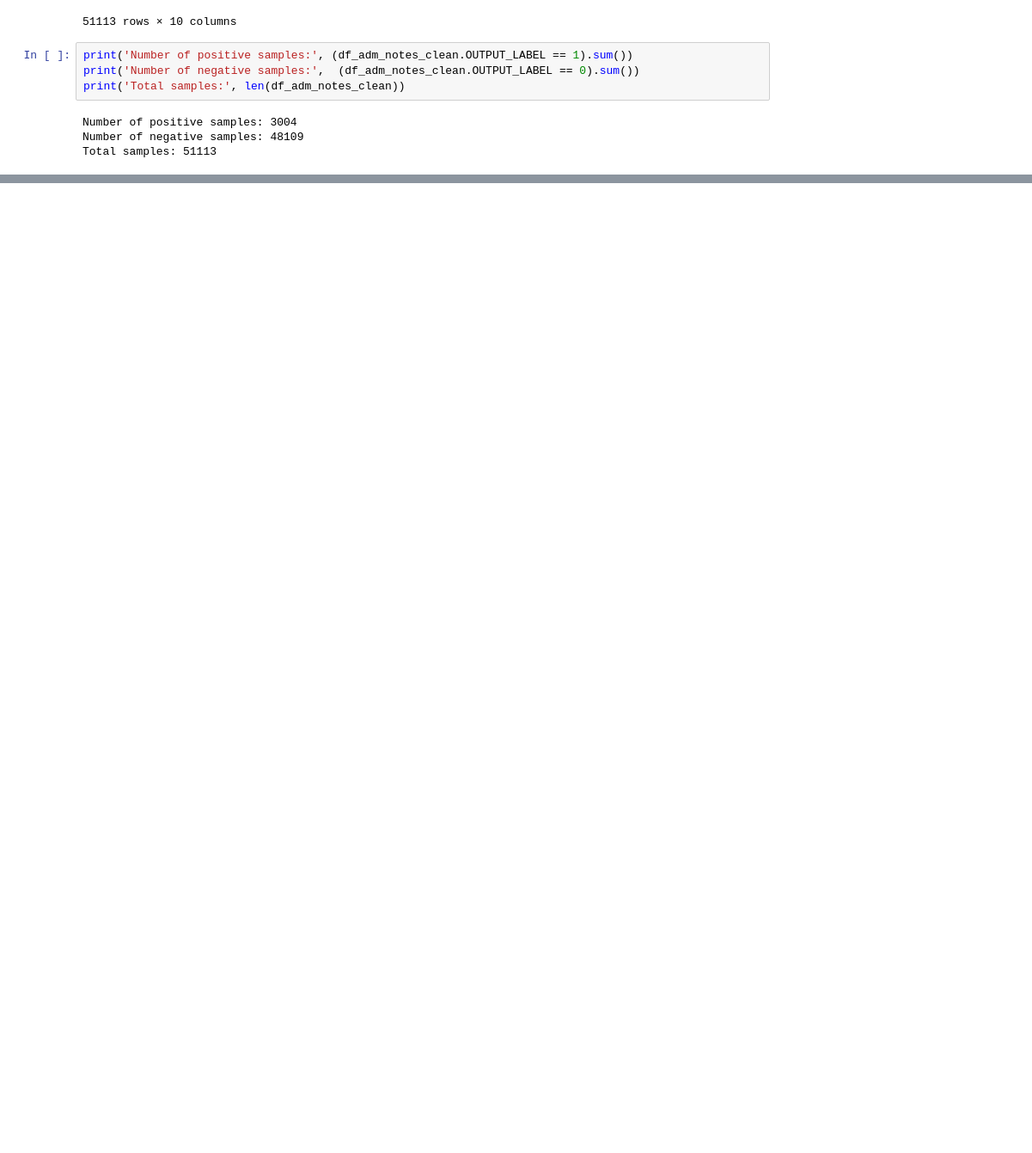
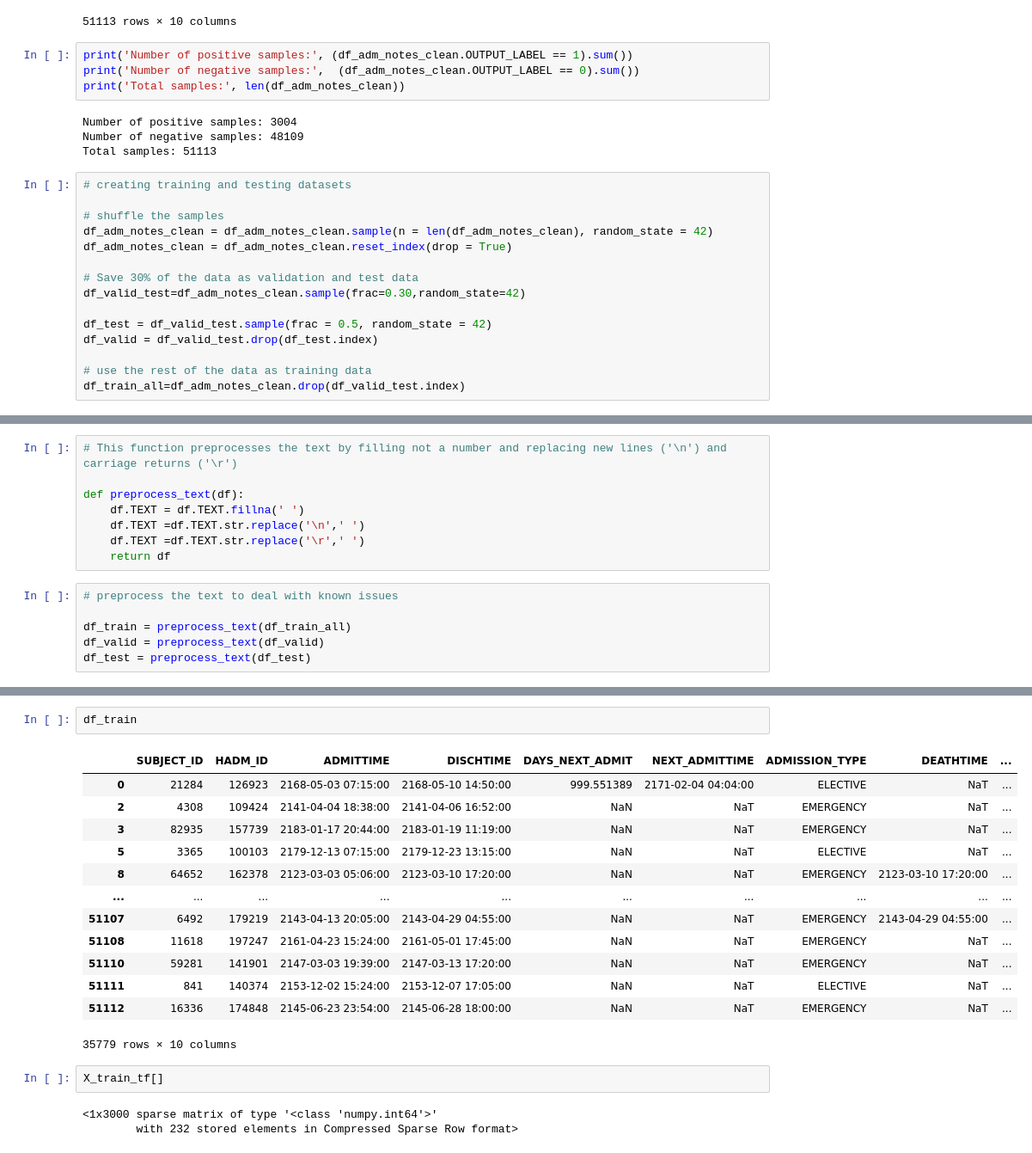
Before and after one commit to Suhetu/DATA_606, a Jupyter notebook: Capstone_Modelling.ipynb, the cells around one changed output, grey strips where cells are left out. Shown: that part at 86% size. Saved outputs shown, nothing was run; the diff lists cells and outputs as text; blank space fills up the shorter version.

```diff
--- a/Capstone_Modelling.ipynb
+++ b/Capstone_Modelling.ipynb
@@ -365,3 +365,18 @@ print('Total samples:', len(df_adm_notes_clean))
 Number of positive samples: 3004
 Number of negative samples: 48109
 Total samples: 51113
+# %%
+# creating training and testing datasets
+
+# shuffle the samples
+df_adm_notes_clean = df_adm_notes_clean.sample(n = len(df_adm_notes_clean), random_state = 42)
+df_adm_notes_clean = df_adm_notes_clean.reset_index(drop = True)
+
+# Save 30% of the data as validation and test data
+df_valid_test=df_adm_notes_clean.sample(frac=0.30,random_state=42)
+
+df_test = df_valid_test.sample(frac = 0.5, random_state = 42)
+df_valid = df_valid_test.drop(df_test.index)
+
+# use the rest of the data as training data
+df_train_all=df_adm_notes_clean.drop(df_valid_test.index)
@@ -367,0 +445,14 @@ Total samples: 51113
+# %%
+# This function preprocesses the text by filling not a number and replacing new lines ('\n') and carriage returns ('\r')
+
+def preprocess_text(df):
+    df.TEXT = df.TEXT.fillna(' ')
+    df.TEXT =df.TEXT.str.replace('\n',' ')
+    df.TEXT =df.TEXT.str.replace('\r',' ')
+    return df
+# %%
+# preprocess the text to deal with known issues
+
+df_train = preprocess_text(df_train_all)
+df_valid = preprocess_text(df_valid)
+df_test = preprocess_text(df_test)
@@ -367,0 +701,21 @@ Total samples: 51113
+# %%
+df_train
+# %% [output]
+|  | SUBJECT_ID | HADM_ID | ADMITTIME | DISCHTIME | DAYS_NEXT_ADMIT | NEXT_ADMITTIME | ADMISSION_TYPE | DEATHTIME | ... |
+| 0 | 21284 | 126923 | 2168-05-03 07:15:00 | 2168-05-10 14:50:00 | 999.551389 | 2171-02-04 04:04:00 | ELECTIVE | NaT | ... |
+| 2 | 4308 | 109424 | 2141-04-04 18:38:00 | 2141-04-06 16:52:00 | NaN | NaT | EMERGENCY | NaT | ... |
+| 3 | 82935 | 157739 | 2183-01-17 20:44:00 | 2183-01-19 11:19:00 | NaN | NaT | EMERGENCY | NaT | ... |
+| 5 | 3365 | 100103 | 2179-12-13 07:15:00 | 2179-12-23 13:15:00 | NaN | NaT | ELECTIVE | NaT | ... |
+| 8 | 64652 | 162378 | 2123-03-03 05:06:00 | 2123-03-10 17:20:00 | NaN | NaT | EMERGENCY | 2123-03-10 17:20:00 | ... |
+| ... | ... | ... | ... | ... | ... | ... | ... | ... | ... |
+| 51107 | 6492 | 179219 | 2143-04-13 20:05:00 | 2143-04-29 04:55:00 | NaN | NaT | EMERGENCY | 2143-04-29 04:55:00 | ... |
+| 51108 | 11618 | 197247 | 2161-04-23 15:24:00 | 2161-05-01 17:45:00 | NaN | NaT | EMERGENCY | NaT | ... |
+| 51110 | 59281 | 141901 | 2147-03-03 19:39:00 | 2147-03-13 17:20:00 | NaN | NaT | EMERGENCY | NaT | ... |
+| 51111 | 841 | 140374 | 2153-12-02 15:24:00 | 2153-12-07 17:05:00 | NaN | NaT | ELECTIVE | NaT | ... |
+| 51112 | 16336 | 174848 | 2145-06-23 23:54:00 | 2145-06-28 18:00:00 | NaN | NaT | EMERGENCY | NaT | ... |
+35779 rows × 10 columns
+# %%
+X_train_tf[]
+# %% [output]
+<1x3000 sparse matrix of type '<class 'numpy.int64'>'
+        with 232 stored elements in Compressed Sparse Row format>
```
Also changed, not shown: parts of 22 cells of this notebook.
